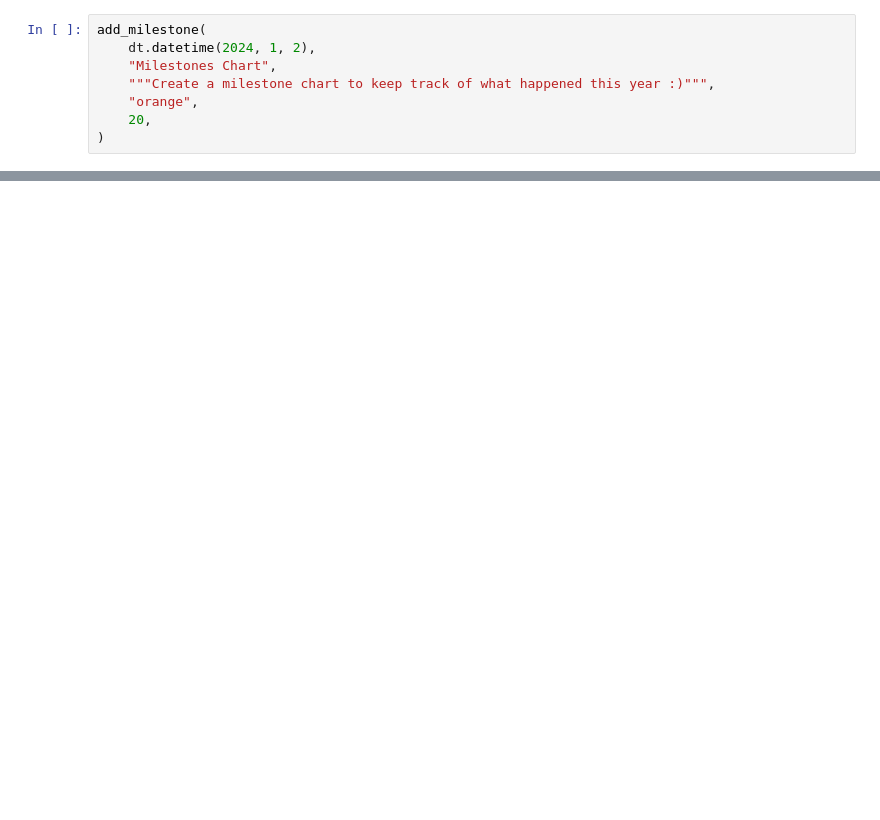
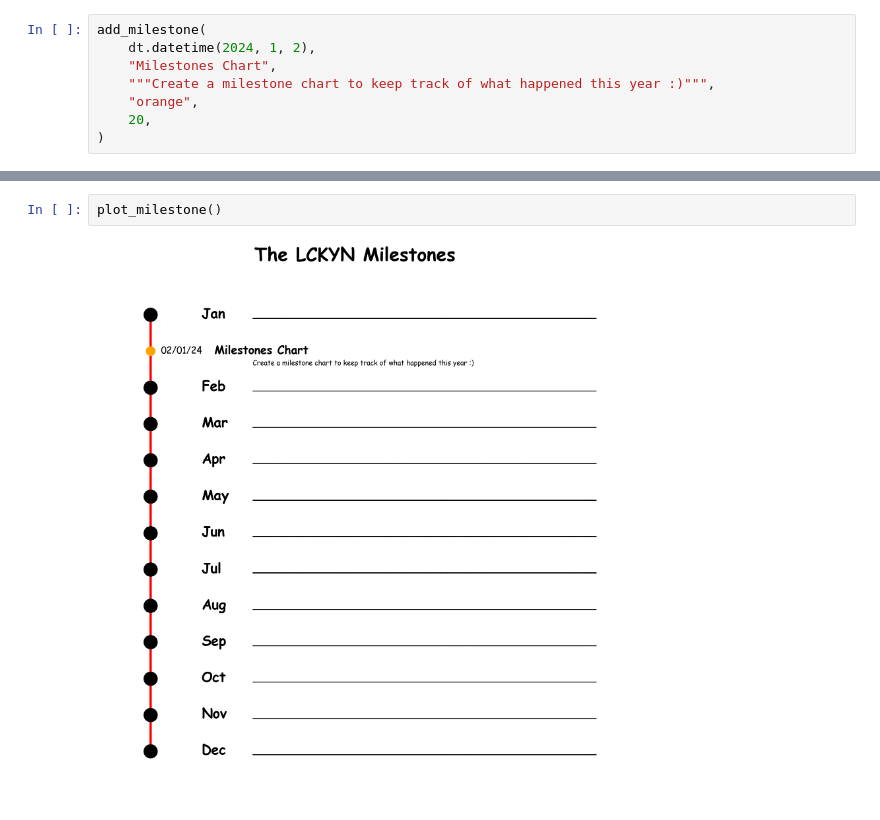
Before and after one commit to LCKYN/The-LCKYN-Milestones, a Jupyter notebook: code.ipynb, the cells around one changed output, grey strips where cells are left out. Drawn from its saved outputs; the diff is of its cells as text; blank space fills up the shorter version.

```diff
--- a/code.ipynb
+++ b/code.ipynb
@@ -197,0 +217,4 @@ plot_milestone_dark_mode()
+# %%
+plot_milestone()
+# %% [output]
+[figure, added]
```
Also changed, not shown: parts of 3 cells of this notebook, 2 other files.
